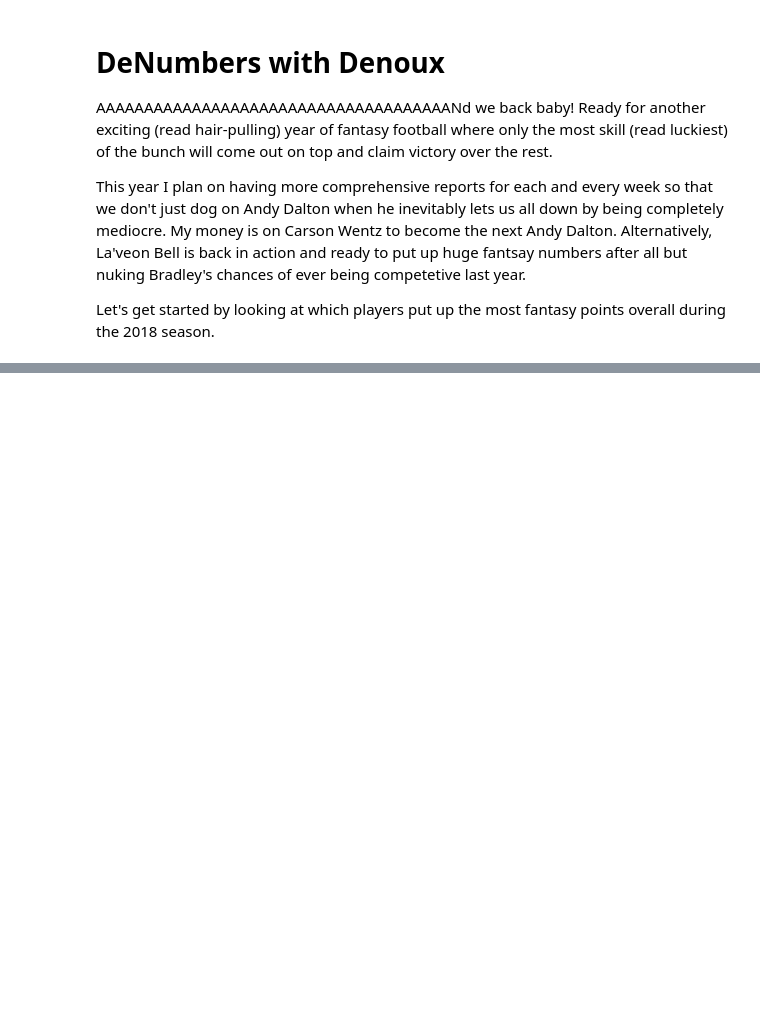
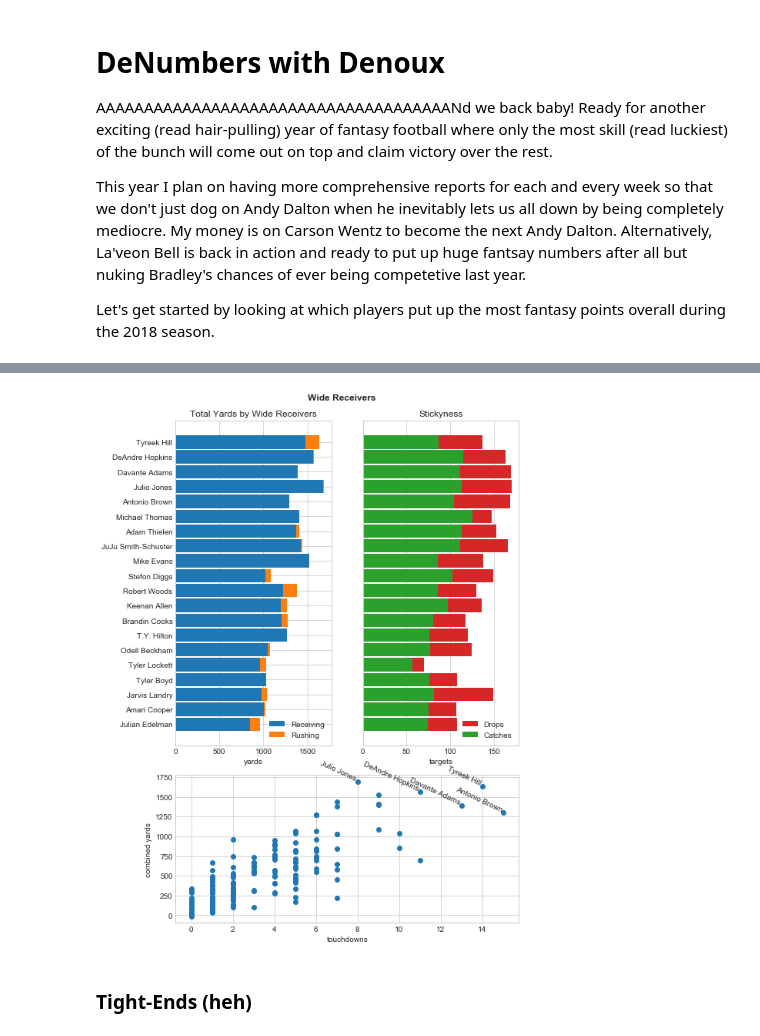
Before and after one commit to RyanPDenoux/nfl, a Jupyter notebook: quarterback_rating/2019 Fantasy Football.ipynb, the cells around one changed output, grey strips where cells are left out. Cells and saved outputs as stored; diff of their text form; code cells hidden in the pictures; blank space fills up the shorter version.

```diff
--- a/quarterback_rating/2019 Fantasy Football.ipynb
+++ b/quarterback_rating/2019 Fantasy Football.ipynb
@@ -44,0 +234,7 @@ Sometimes the universe is just cruel, and then Rodger Goodell has to come and pi
+# %%
+wr_stats = ['targets', 'rec', 'catch_pct', 'rec_yds', 'rec_yds_per_rec', 'rec_td', 'yds/td']
+
+wide_receivers = fantasy_players[fantasy_players['fantasy_pos'] == 'WR']
+top_receivers = wide_receivers.head(20).sort_values(by='fantasy_points_ppr')
+
+wide_receivers[player_stats + wr_stats].head(20)
@@ -44,0 +259,36 @@ Sometimes the universe is just cruel, and then Rodger Goodell has to come and pi
+# %%
+plt.figure(figsize=(8, 12))
+plt.suptitle('Wide Receivers', weight='heavy', y=.92)
+
+plt.subplot2grid((3, 2), (0, 0), rowspan=2)
+plt.barh(top_receivers['player'], top_receivers['rec_yds'], height=0.9)
+plt.barh(top_receivers['player'], left=top_receivers['rec_yds'], width=top_receivers['rush_yds'], height=0.9)
+plt.xlabel('yards')
+plt.legend(['Receiving', 'Rushing'])
+
+plt.title('Total Yards by Wide Receivers')
+
+plt.subplot2grid((3, 2), (0, 1), rowspan=2)
+plt.barh(top_receivers['player'], top_receivers['targets'], color='C3', height=0.9)
+plt.barh(top_receivers['player'], top_receivers['rec'], color='C2', height=0.9)
+plt.xlabel('targets')
+plt.yticks([])
+plt.title('Stickyness')
+plt.legend(['Drops', 'Catches'])
+
+plt.subplot2grid((3, 2), (2, 0), colspan=2)
+plt.scatter(wide_receivers['all_td'], wide_receivers['rush_yds'] + wide_receivers['rec_yds'])
+plt.ylabel('combined yards')
+plt.xlabel('touchdowns')
+
+for index, row in wide_receivers.head().iterrows():
+    plt.annotate(
+        row['player'],
+        (row['all_td'], (row['rush_yds'] + row['rec_yds'])),
+        ha='right', va='bottom', rotation=335
+    )
+# %% [output]
+[figure, added]
+# %% [markdown]
+<a id='te'></a>
+### Tight-Ends (heh)
```
Also changed, not shown: parts of 30 cells of this notebook, 1 other file.
